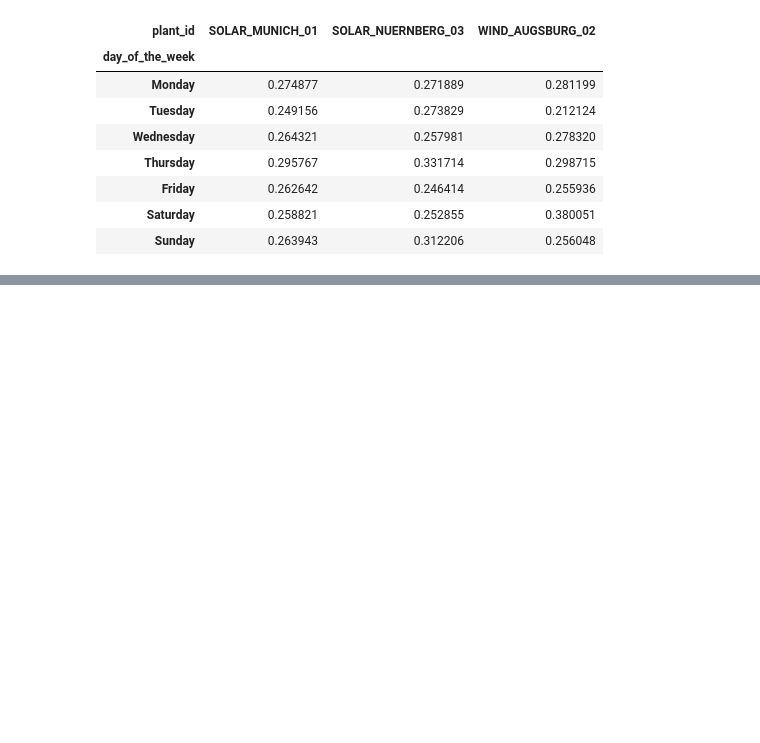
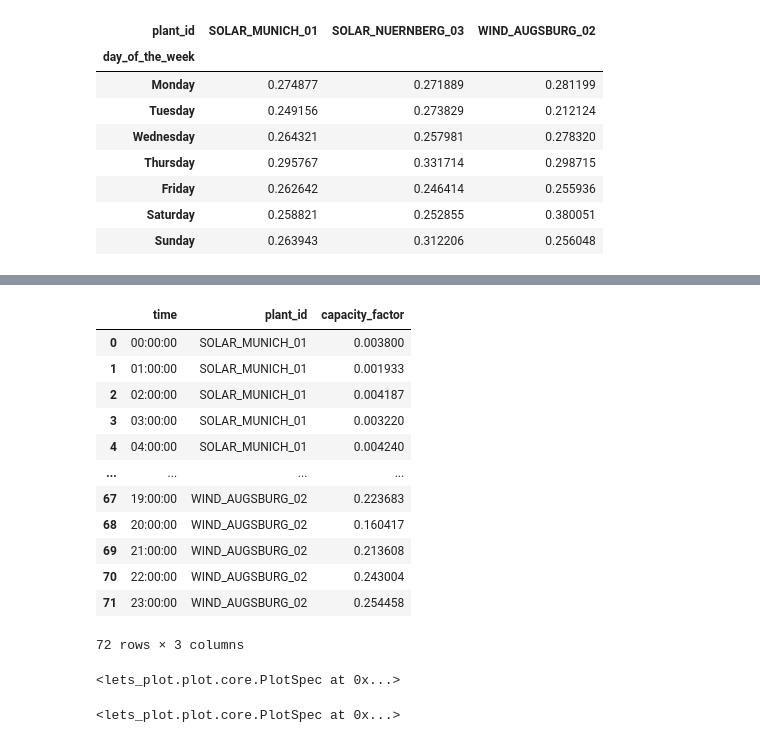
Before and after one commit to TimonLudwig1/Advanced-Data-Science-Portfolio, a Jupyter notebook: Bavarian Energy Grid Analytics/bavarian_energy_grid.ipynb, the cells around one changed output, grey strips where cells are left out. Cells and saved outputs as stored; diff of their text form; code cells hidden in the pictures; blank space fills up the shorter version.

```diff
--- a/Bavarian Energy Grid Analytics/bavarian_energy_grid.ipynb
+++ b/Bavarian Energy Grid Analytics/bavarian_energy_grid.ipynb
@@ -150,0 +191,39 @@ cf_by_dow
+# %%
+cf_by_hour_long = cf_by_hour.reset_index().melt(
+        id_vars="time",
+        var_name="plant_id",
+        value_name="capacity_factor"
+    )
+cf_by_hour_long
+# %% [output]
+|  | time | plant_id | capacity_factor |
+| 0 | 00:00:00 | SOLAR_MUNICH_01 | 0.003800 |
+| 1 | 01:00:00 | SOLAR_MUNICH_01 | 0.001933 |
+| 2 | 02:00:00 | SOLAR_MUNICH_01 | 0.004187 |
+| 3 | 03:00:00 | SOLAR_MUNICH_01 | 0.003220 |
+| 4 | 04:00:00 | SOLAR_MUNICH_01 | 0.004240 |
+| ... | ... | ... | ... |
+| 67 | 19:00:00 | WIND_AUGSBURG_02 | 0.223683 |
+| 68 | 20:00:00 | WIND_AUGSBURG_02 | 0.160417 |
+| 69 | 21:00:00 | WIND_AUGSBURG_02 | 0.213608 |
+| 70 | 22:00:00 | WIND_AUGSBURG_02 | 0.243004 |
+| 71 | 23:00:00 | WIND_AUGSBURG_02 | 0.254458 |
+72 rows × 3 columns
+# %%
+plot_dow = (
+    ggplot(cf_by_dow_long, aes(x="day_of_the_week", y="capacity_factor")) +
+    geom_jitter(aes(color = "plant_id")) +
+    geom_line(aes(color="plant_id"))
+)
+plot_dow
+# %% [output]
+<lets_plot.plot.core.PlotSpec at 0x...>
+# %%
+plot_hour = (
+    ggplot(cf_by_hour_long, aes(x="time", y="capacity_factor")) +
+    geom_jitter(aes(color = "plant_id")) +
+    geom_line(aes(color="plant_id"))
+)
+plot_hour
+# %% [output]
+<lets_plot.plot.core.PlotSpec at 0x...>
```
Also changed, not shown: parts of 8 cells of this notebook.
